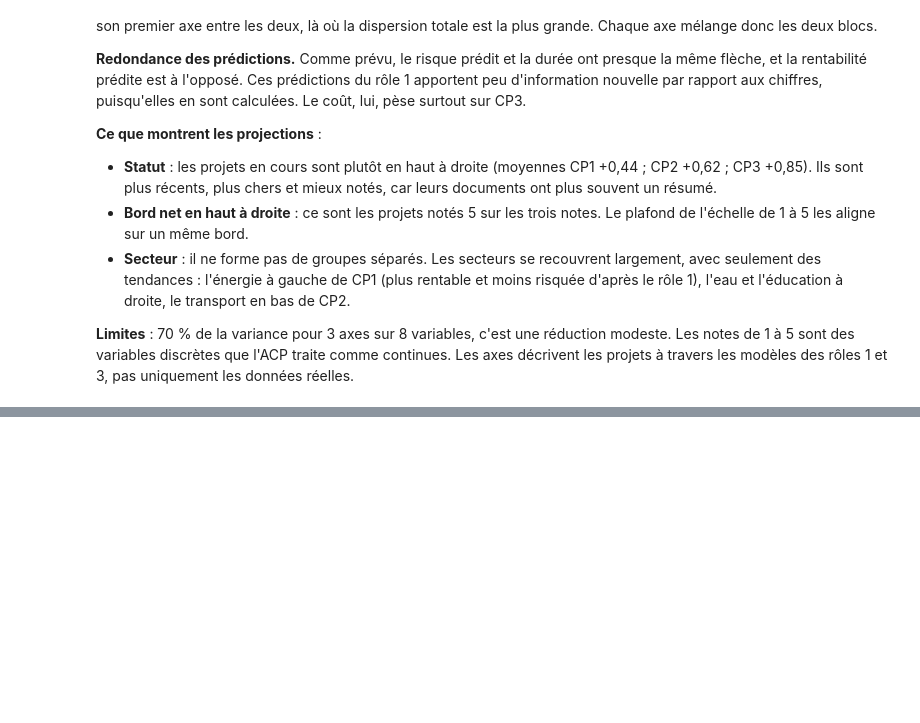
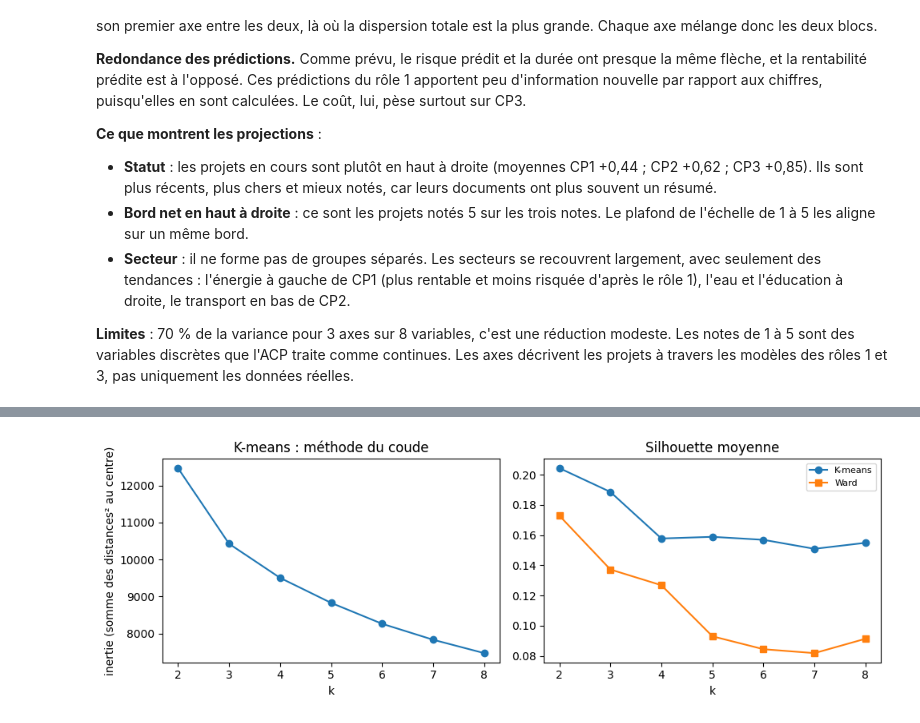
Before and after one commit to IlyasBBB/ia-agentique-investissement, a Jupyter notebook: notebooks/role2/01_non_supervise.ipynb, the cells around one changed output, grey strips where cells are left out. Cells and saved outputs as stored; diff of their text form; code cells hidden in the pictures; blank space fills up the shorter version.

Commit message:
Tâche 3 : clustering (K-means, hiérarchique, DBSCAN, mélange gaussien), tableau comparatif et description des groupes

```diff
--- a/notebooks/role2/01_non_supervise.ipynb
+++ b/notebooks/role2/01_non_supervise.ipynb
@@ -366,0 +383,19 @@ Les projets aux extrémités confirment ces noms. À droite de CP1, on trouve de
+# %%
+from sklearn.cluster import DBSCAN, AgglomerativeClustering, KMeans
+from sklearn.metrics import adjusted_rand_score, calinski_harabasz_score, davies_bouldin_score, silhouette_score
+from sklearn.mixture import GaussianMixture
+from sklearn.neighbors import NearestNeighbors
+
+K_POSSIBLES = range(2, 9)
+lignes = []
+for k in K_POSSIBLES:
+    km = KMeans(n_clusters=k, n_init=10, random_state=GRAINE).fit(X)
+    ward = AgglomerativeClustering(n_clusters=k, linkage="ward").fit(X)
+    lignes.append({"k": k, "inertie K-means": km.inertia_,
+                   "silhouette K-means": silhouette_score(X, km.labels_),
+                   "silhouette Ward": silhouette_score(X, ward.labels_)})
+choix_k = pd.DataFrame(lignes).set_index("k")
+k_kmeans = int(choix_k["silhouette K-means"].idxmax())
+k_ward = int(choix_k["silhouette Ward"].idxmax())
+print(f"k retenu : K-means {k_kmeans}, Ward {k_ward}")
+choix_k.round(3)
@@ -366,0 +413,16 @@ Les projets aux extrémités confirment ces noms. À droite de CP1, on trouve de
+# %%
+fig, axes = plt.subplots(1, 2, figsize=(10, 3.5))
+axes[0].plot(choix_k.index, choix_k["inertie K-means"], marker="o")
+axes[0].set_title("K-means : méthode du coude")
+axes[0].set_xlabel("k")
+axes[0].set_ylabel("inertie (somme des distances² au centre)")
+axes[1].plot(choix_k.index, choix_k["silhouette K-means"], marker="o", label="K-means")
+axes[1].plot(choix_k.index, choix_k["silhouette Ward"], marker="s", label="Ward")
+axes[1].set_title("Silhouette moyenne")
+axes[1].set_xlabel("k")
+axes[1].legend(fontsize=8)
+fig.tight_layout()
+fig.savefig(FIGURES / "clustering_choix_k.png", dpi=150)
+plt.show()
+# %% [output]
+[figure, added]
```
Also changed, not shown: parts of 14 cells of this notebook, 8 other files.
